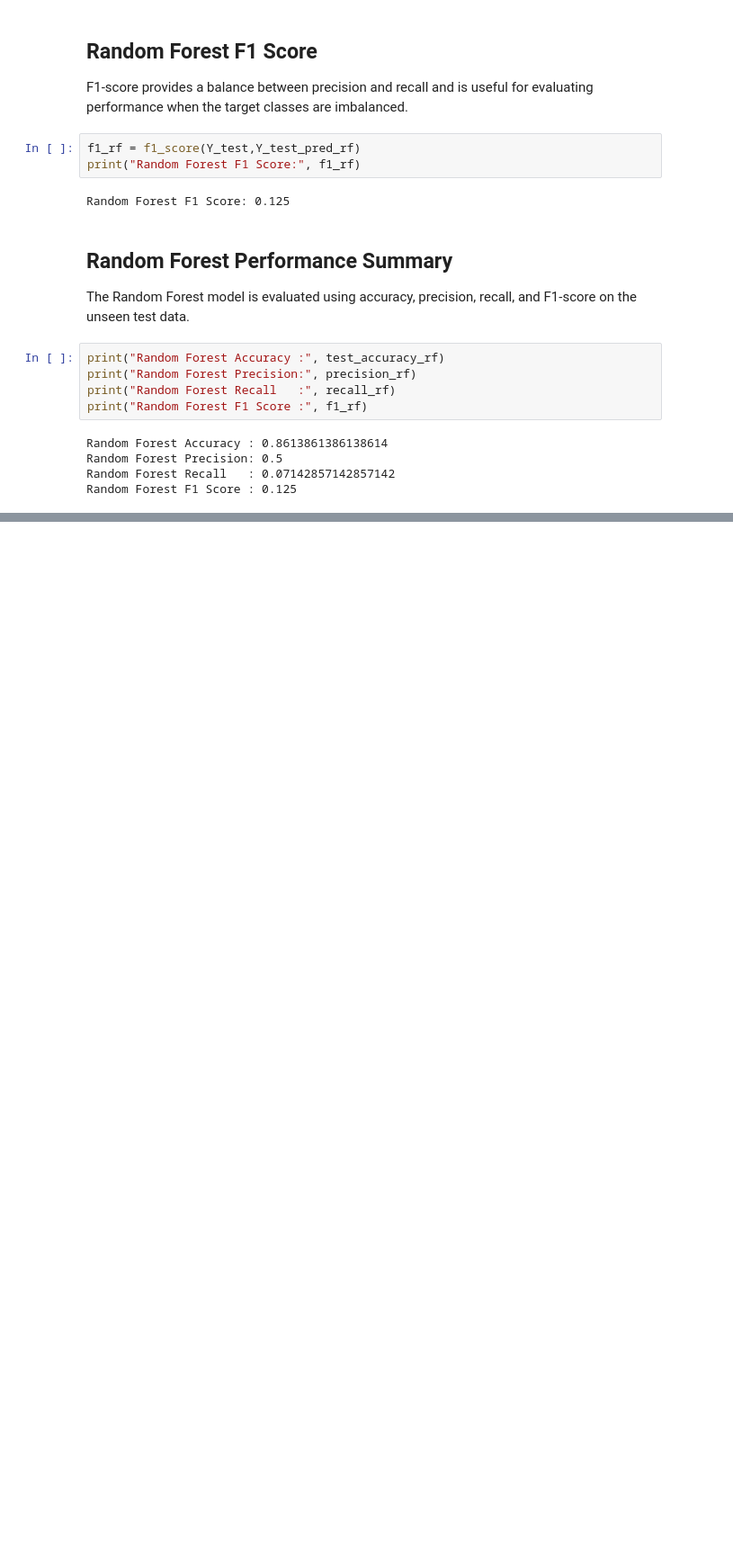
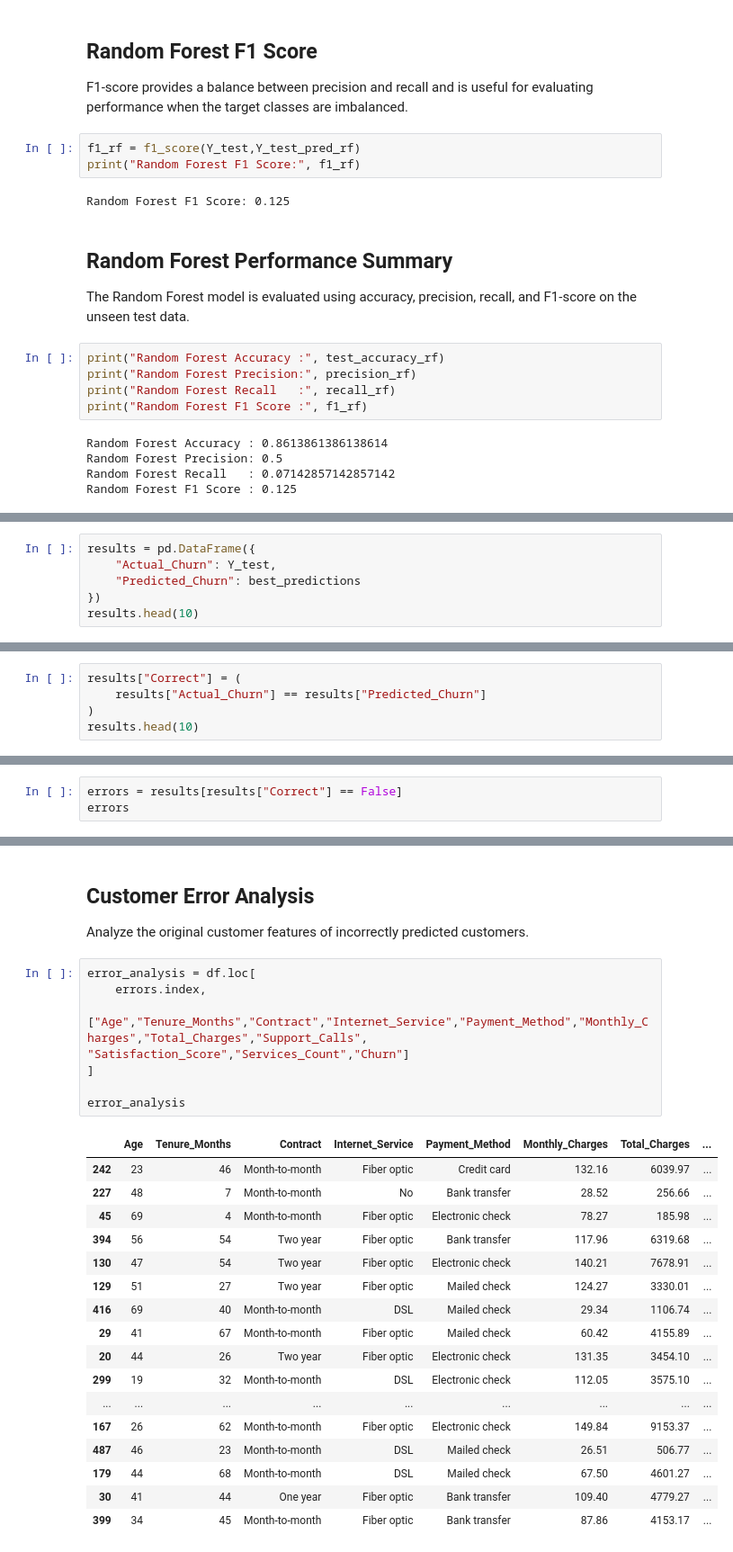
Before and after one commit to Alka-Sharma2006/customer-churn-analysis-ml, a Jupyter notebook: project.ipynb, the cells around one changed output, grey strips where cells are left out. Shown at 90% size. Saved outputs shown, nothing was run; the diff lists cells and outputs as text; blank space fills up the shorter version.

```diff
--- a/project.ipynb
+++ b/project.ipynb
@@ -1222,0 +1570,6 @@ Random Forest F1 Score : 0.125
+# %%
+results = pd.DataFrame({
+    "Actual_Churn": Y_test,
+    "Predicted_Churn": best_predictions
+})
+results.head(10)
@@ -1222,0 +1592,5 @@ Random Forest F1 Score : 0.125
+# %%
+results["Correct"] = (
+    results["Actual_Churn"] == results["Predicted_Churn"]
+)
+results.head(10)
@@ -1222,0 +1624,3 @@ Random Forest F1 Score : 0.125
+# %%
+errors = results[results["Correct"] == False]
+errors
@@ -1222,0 +1687,29 @@ Random Forest F1 Score : 0.125
+# %% [markdown]
+## Customer Error Analysis
+
+Analyze the original customer features of incorrectly predicted customers.
+# %%
+error_analysis = df.loc[
+    errors.index,
+    ["Age","Tenure_Months","Contract","Internet_Service","Payment_Method","Monthly_Charges","Total_Charges","Support_Calls", "Satisfaction_Score","Services_Count","Churn"]
+]
+
+error_analysis
+# %% [output]
+|  | Age | Tenure_Months | Contract | Internet_Service | Payment_Method | Monthly_Charges | Total_Charges | ... |
+| 242 | 23 | 46 | Month-to-month | Fiber optic | Credit card | 132.16 | 6039.97 | ... |
+| 227 | 48 | 7 | Month-to-month | No | Bank transfer | 28.52 | 256.66 | ... |
+| 45 | 69 | 4 | Month-to-month | Fiber optic | Electronic check | 78.27 | 185.98 | ... |
+| 394 | 56 | 54 | Two year | Fiber optic | Bank transfer | 117.96 | 6319.68 | ... |
+| 130 | 47 | 54 | Two year | Fiber optic | Electronic check | 140.21 | 7678.91 | ... |
+| 129 | 51 | 27 | Two year | Fiber optic | Mailed check | 124.27 | 3330.01 | ... |
+| 416 | 69 | 40 | Month-to-month | DSL | Mailed check | 29.34 | 1106.74 | ... |
+| 29 | 41 | 67 | Month-to-month | Fiber optic | Mailed check | 60.42 | 4155.89 | ... |
+| 20 | 44 | 26 | Two year | Fiber optic | Electronic check | 131.35 | 3454.10 | ... |
+| 299 | 19 | 32 | Month-to-month | DSL | Electronic check | 112.05 | 3575.10 | ... |
+| ... | ... | ... | ... | ... | ... | ... | ... | ... |
+| 167 | 26 | 62 | Month-to-month | Fiber optic | Electronic check | 149.84 | 9153.37 | ... |
+| 487 | 46 | 23 | Month-to-month | DSL | Mailed check | 26.51 | 506.77 | ... |
+| 179 | 44 | 68 | Month-to-month | DSL | Mailed check | 67.50 | 4601.27 | ... |
+| 30 | 41 | 44 | One year | Fiber optic | Bank transfer | 109.40 | 4779.27 | ... |
+| 399 | 34 | 45 | Month-to-month | Fiber optic | Bank transfer | 87.86 | 4153.17 | ... |
```
Also changed, not shown: parts of 51 cells of this notebook.
